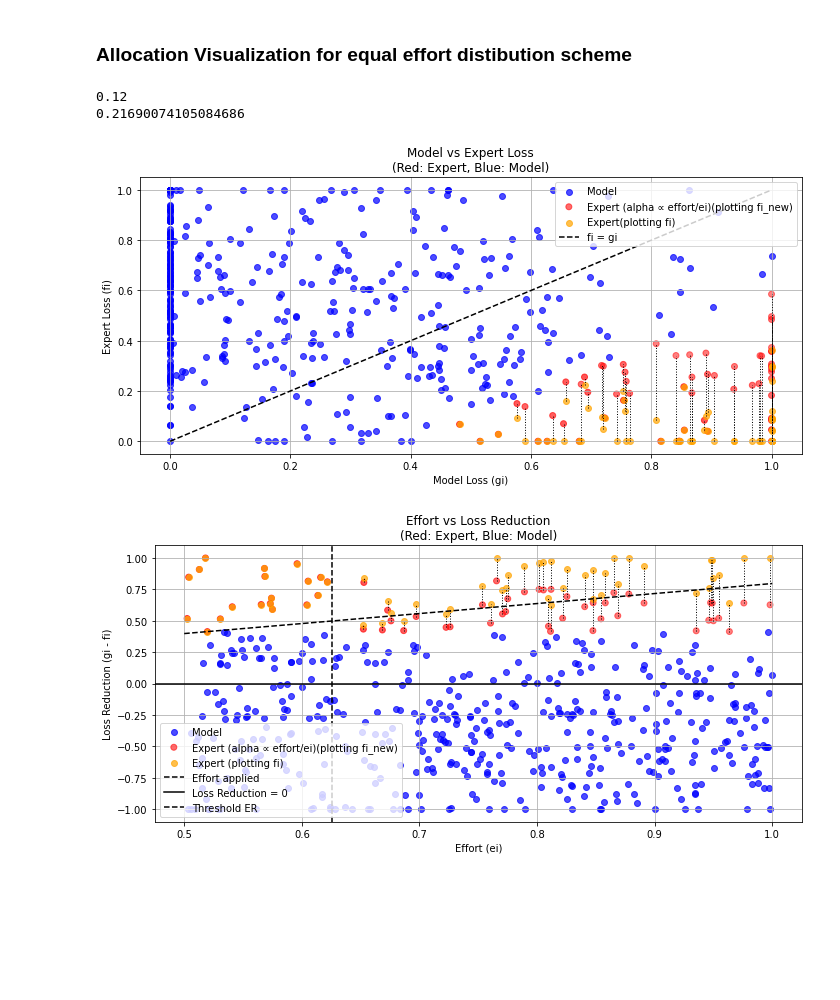
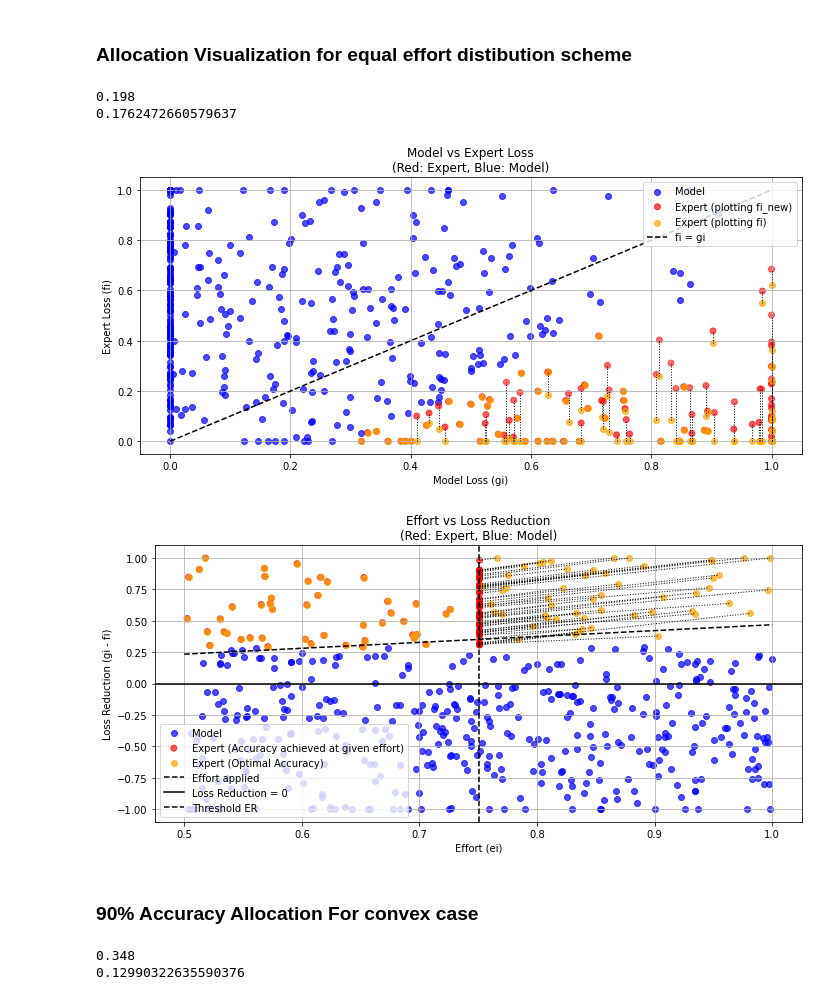
Before and after one commit to AnshulV05/Resource_constrained_deferring, a Jupyter notebook: project.ipynb, the cells around one changed output. Saved outputs shown, nothing was run; the diff lists cells and outputs as text; code cells hidden in the pictures; blank space fills up the shorter version.

```diff
--- a/project.ipynb
+++ b/project.ipynb
@@ -32,7 +32,7 @@ ei = np.random.uniform(0.5, 1, N)
 ### Budget
 # %%
 # Budget can also be determined as a percentage of N
-BUDGET_PERC = 0.1
+BUDGET_PERC = 0.2
 B = np.sum(ei) * BUDGET_PERC
 # %% [markdown]
 ### Solve the LP to get allocations
@@ -383,7 +364,7 @@ array([0.26273125, 0.26273125, 0.26273125, 0.26273125, 0.26273125,
 ### Allocation Visualization for equal effort distibution scheme
 # %%
 
-alpha = 88 / 100
+alpha = 80 / 100
 beta   = 1-alpha
 effort = np.full(N, B / (N * beta))
 effort = np.minimum(effort, ei)  # Ensure effort does not exceed ei
@@ -397,8 +378,8 @@ error=np.sum(Xi*fi_new+(1-Xi)*gi)/N
 print(np.sum(Xi)/len(Xi))
 print(error)
 # %% [output]
-0.12
-0.21690074105084686
+0.198
+0.1762472660579637
 # %%
 # DataFrame for analysis
 df = pd.DataFrame({
@@ -425,12 +406,12 @@ plt.scatter(model_df['gi'], model_df['fi_new'], color='blue', alpha=0.7, label='
 plt.scatter(expert_df['gi'], expert_df['fi_new'],
             color='red',
             alpha=0.7*np.exp((expert_df['effort'] / expert_df['ei'] ) -1),
-            label='Expert (alpha ∝ effort/ei)(plotting fi_new)')
+            label='Expert (plotting fi_new)')
 
 plt.scatter(expert_df['gi'], expert_df['fi'],
             color='orange',
             alpha=0.7,
-            label='Expert(plotting fi)')
+            label='Expert (plotting fi)')
 
 for _, row in expert_df.iterrows():
     plt.plot([row['gi'], row['gi']],
@@ -450,36 +431,38 @@ plt.show()
 
 # === Visualization 2: Effort vs Loss Reduction ===
 plt.figure(figsize=(10, 5))
 plt.scatter(model_df['ei'], model_df['gi']-model_df['fi_new'], color='blue', alpha=0.7, label='Model')
 
-plt.scatter(expert_df['ei'], expert_df['gi']-expert_df['fi_new'],
+plt.scatter(expert_df['effort'], expert_df['gi']-expert_df['fi_new'],
             color='red',
             alpha=0.7*np.exp((expert_df['effort'] / expert_df['ei'] ) -1),
-            label='Expert (alpha ∝ effort/ei)(plotting fi_new)')
+            label='Expert (Accuracy achieved at given effort)')
 
 plt.scatter(expert_df['ei'], expert_df['gi']-expert_df['fi'],
             color='orange',
             alpha=0.7,
-            label='Expert (plotting fi)')
+            label='Expert (Optimal Accuracy)')
 
 for _, row in expert_df.iterrows():
-    plt.plot([row['ei'], row['ei']],
+    plt.plot([row['effort'], row['ei']],
              [row['gi']-row['fi_new'], row['gi']-row['fi']],
              'k:', linewidth=1)
 
 plt.axvline(x=expert_df['effort'].max(), color='k', linestyle='--', label='Effort applied')
 plt.axhline(y=0, color='k', linestyle='-', label='Loss Reduction = 0')
 plt.xlabel('Effort (ei)')
 plt.ylabel('Loss Reduction (gi - fi)')
 plt.title('Effort vs Loss Reduction\n(Red: Expert, Blue: Model)')
 plt.grid(True)
 plt.tight_layout()
 # plt.xlim(0, 1)
 # plot a line from 0,0 to 1,threshold_er
 plt.plot([0.5, 1], [threshold_er/2, threshold_er], 'k--', label='Threshold ER')
 plt.legend()
 # plt.ylim(0, 1)
 plt.show()
 # %% [output]
-[figure, old version]
+[figure, new version]
-[figure, old version]
+[figure, new version]
+# %% [markdown]
+### 90% Accuracy Allocation For convex case
@@ -485,0 +486,7 @@ plt.show()
+# %%
+expected_error=np.sum(Xi*fi+(1-Xi)*gi)/N
+print(np.sum(Xi)/len(Xi))
+print(expected_error)
+# %% [output]
+0.348
+0.12990322635590376
```
Also changed, not shown: parts of 8 cells of this notebook.
